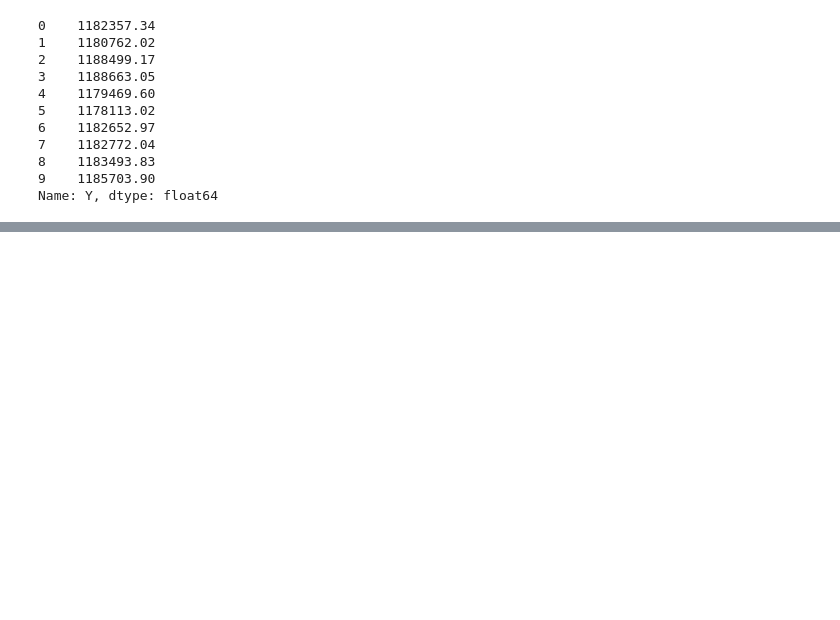
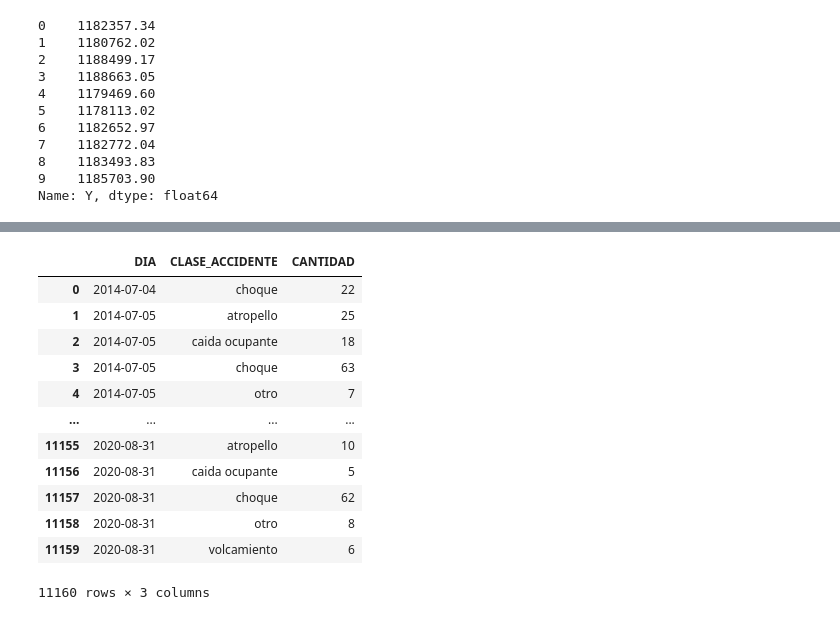
Before and after one commit to joscanoga/prediccion-de-incidentes-viales-en-la-ciudad-de-Medellin, a Jupyter notebook: notebook.ipynb, the cells around one changed output, grey strips where cells are left out. Drawn from its saved outputs; the diff is of its cells as text; code cells hidden in the pictures; blank space fills up the shorter version.

```diff
--- a/notebook.ipynb
+++ b/notebook.ipynb
@@ -310,0 +340,22 @@ df.to_csv("datosLimpios.csv")
+# %%
+df=data
+df["DIA"]=df["FECHA_ACCIDENTE"].apply(lambda x: x.date())
+df=df.groupby(["DIA","CLASE_ACCIDENTE"]).count()
+df.reset_index(inplace=True)
+df["CANTIDAD"]=df["AÑO"]
+df=df[["DIA","CLASE_ACCIDENTE","CANTIDAD"]]
+df
+# %% [output]
+|  | DIA | CLASE_ACCIDENTE | CANTIDAD |
+| 0 | 2014-07-04 | choque | 22 |
+| 1 | 2014-07-05 | atropello | 25 |
+| 2 | 2014-07-05 | caida ocupante | 18 |
+| 3 | 2014-07-05 | choque | 63 |
+| 4 | 2014-07-05 | otro | 7 |
+| ... | ... | ... | ... |
+| 11155 | 2020-08-31 | atropello | 10 |
+| 11156 | 2020-08-31 | caida ocupante | 5 |
+| 11157 | 2020-08-31 | choque | 62 |
+| 11158 | 2020-08-31 | otro | 8 |
+| 11159 | 2020-08-31 | volcamiento | 6 |
+11160 rows × 3 columns
```
Also changed, not shown: parts of 18 cells of this notebook.
